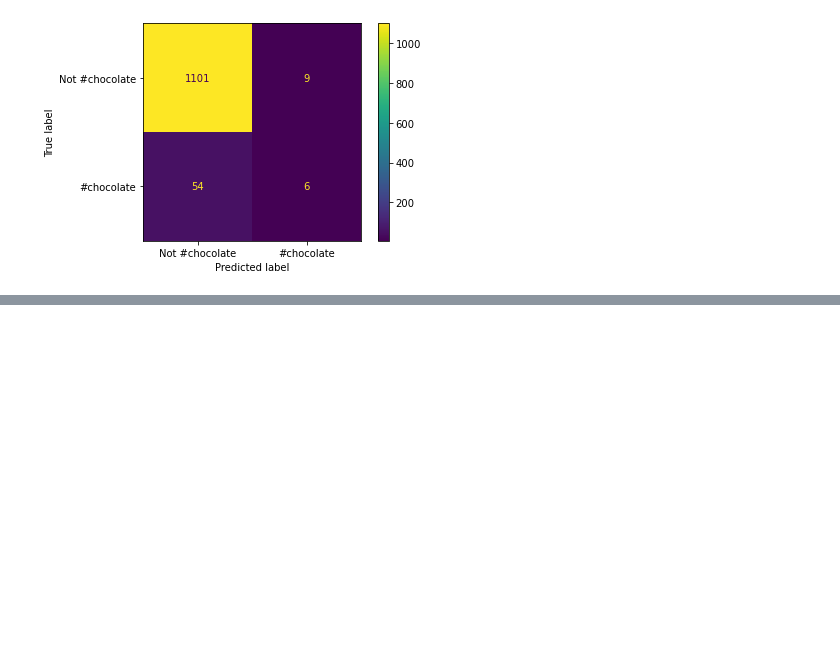
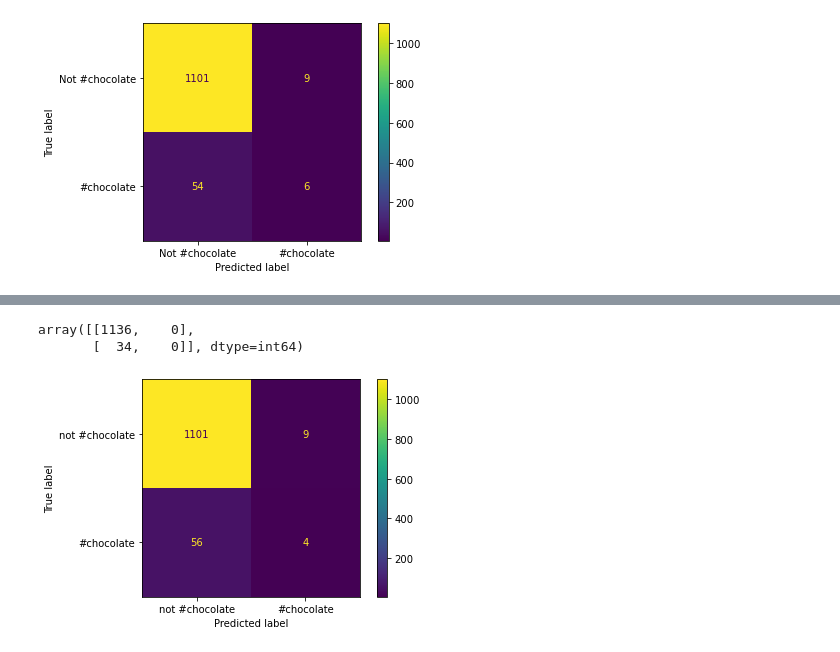
Before and after one commit to lgov/kul_advanalytics, a Jupyter notebook: assignment2/Eval_model.ipynb, the cells around one changed output, grey strips where cells are left out. Drawn from its saved outputs; the diff is of its cells as text; code cells hidden in the pictures; blank space fills up the shorter version.

```diff
--- a/assignment2/Eval_model.ipynb
+++ b/assignment2/Eval_model.ipynb
@@ -368,0 +371,2 @@ plt.savefig('single_label_cm.png')
+# %%
+multi_output_test = pd.read_csv('test_predictions_3labels.csv')
@@ -368,0 +389,16 @@ plt.savefig('single_label_cm.png')
+# %%
+for i in ["chicken_pred", "pasta_pred", "choc_pred"]:
+    multi_output_test[f"{i}_out"] = multi_output_test[i].fillna(str(np.nan)).apply(lambda x: int(float(x.strip('[]')) >= 0.5))
+# %%
+mcm[0]
+# %% [output]
+array([[1136,    0],
+       [  34,    0]], dtype=int64)
+# %%
+mcm = multilabel_confusion_matrix(multi_output_test[["tag_chicken", "tag_pasta", "tag_chocolate"]],
+                            multi_output_test[["chicken_pred_out", "pasta_pred_out", "choc_pred_out"]])
+disp = ConfusionMatrixDisplay(confusion_matrix=mcm[2], display_labels=['not #chocolate', '#chocolate'])
+disp.plot()
+plt.savefig('chocolate_cm.png')
+# %% [output]
+[figure, added]
```
Also changed, not shown: parts of 4 cells of this notebook.
